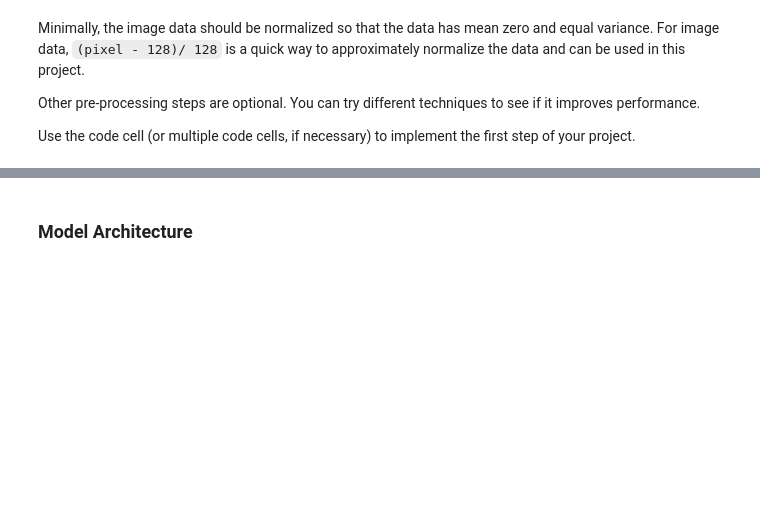
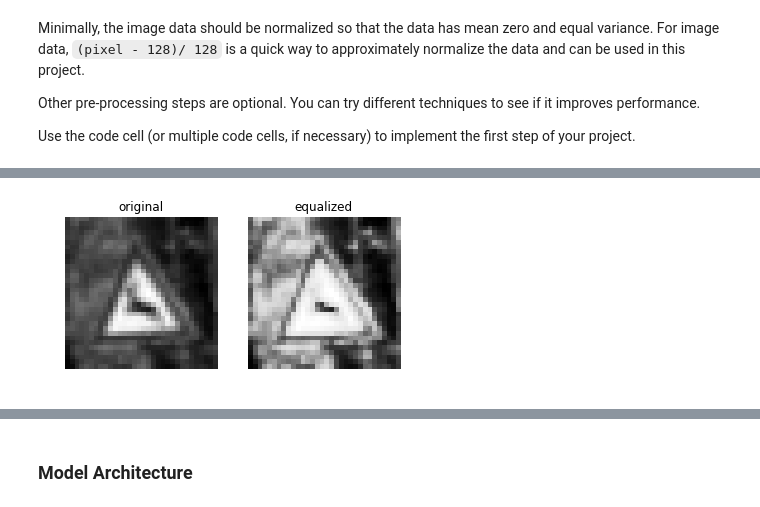
Before and after one commit to clarisli/CarND-Traffic-Sign-Classifier, a Jupyter notebook: Traffic_Sign_Classifier.ipynb, the cells around one changed output, grey strips where cells are left out. Cells and saved outputs as stored; diff of their text form; code cells hidden in the pictures; blank space fills up the shorter version.

```diff
--- a/Traffic_Sign_Classifier.ipynb
+++ b/Traffic_Sign_Classifier.ipynb
@@ -223,0 +251,13 @@ Use the code cell (or multiple code cells, if necessary) to implement the first
+# %%
+def equalize(x,nbr_bins=256):
+    imhist,bins = np.histogram(x.flatten(),nbr_bins,normed=True)
+    cdf = imhist.cumsum()
+    cdf = 1 * cdf / cdf[-1]
+    equalized_x = np.interp(x.flatten(),bins[:-1],cdf)
+
+    return equalized_x.reshape(x.shape)
+
+equalized_image = equalize(gray_image)
+show_processed_image(gray_image, equalized_image, p_title='equalized', cmap='gray')
+# %% [output]
+[figure, added]
```
Also changed, not shown: parts of 19 cells of this notebook, 7 other files.
